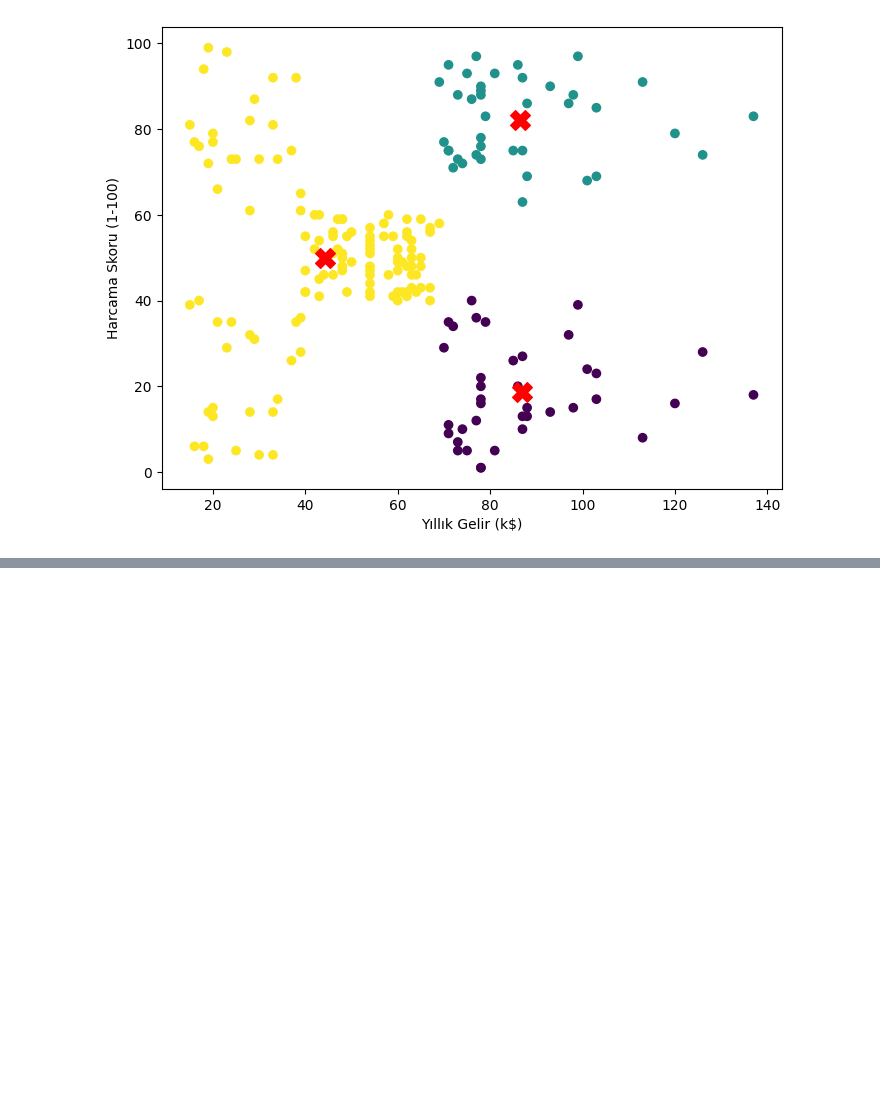
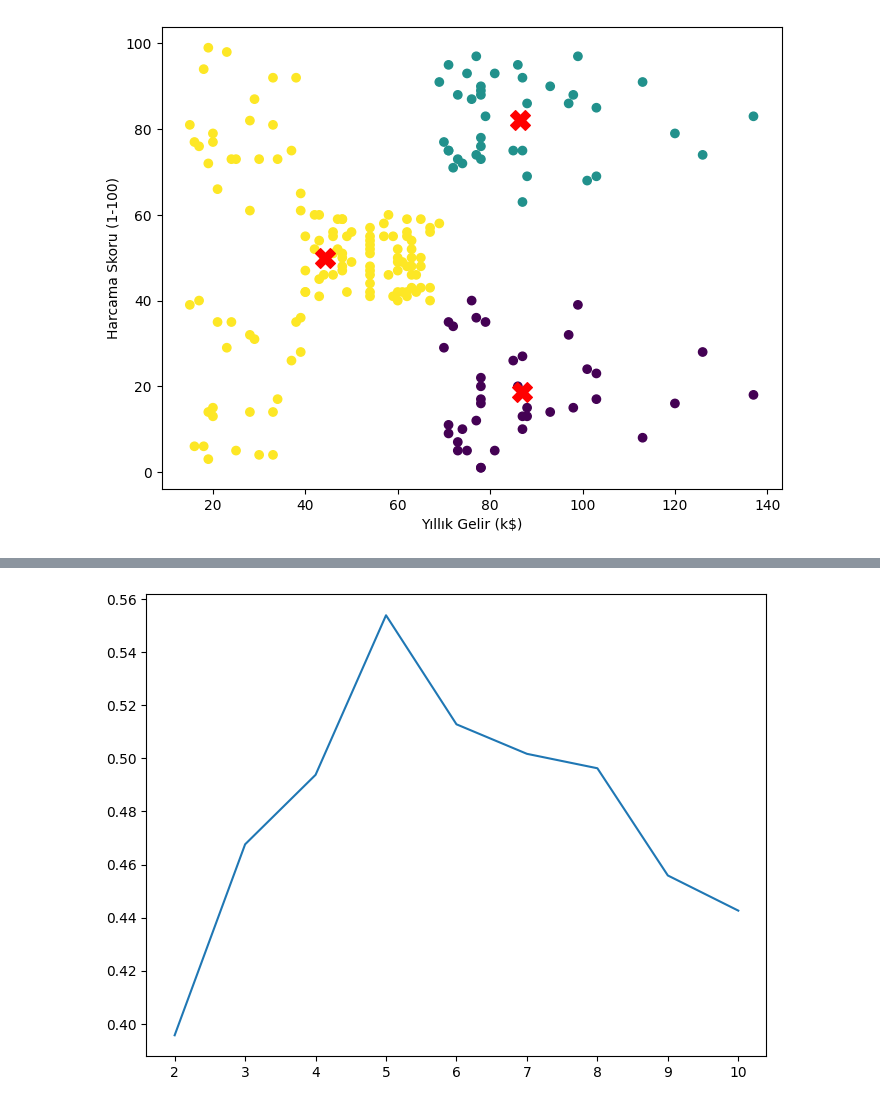
Before and after one commit to halitkalayci/gyk-ai, a Jupyter notebook: kmeans/Untitled.ipynb, the cells around one changed output, grey strips where cells are left out. Cells and saved outputs as stored; diff of their text form; code cells hidden in the pictures; blank space fills up the shorter version.

Commit message:
silhouette method

```diff
--- a/kmeans/Untitled.ipynb
+++ b/kmeans/Untitled.ipynb
@@ -114,0 +159,16 @@ plt.show()
+# %%
+from sklearn.metrics import silhouette_score
+
+def my_silhouette_method():
+    scores=[]
+    for k in range(2,11):
+        kmeans = KMeans(n_clusters=k, random_state=42)
+        y = kmeans.fit_predict(X)
+        scores.append(silhouette_score(X,y))
+    plt.figure(figsize=(8,6))
+    plt.plot(range(2,11),scores)
+    plt.show()
+
+my_silhouette_method()
+# %% [output]
+[figure, added]
```
Also changed, not shown: parts of 7 cells of this notebook.
